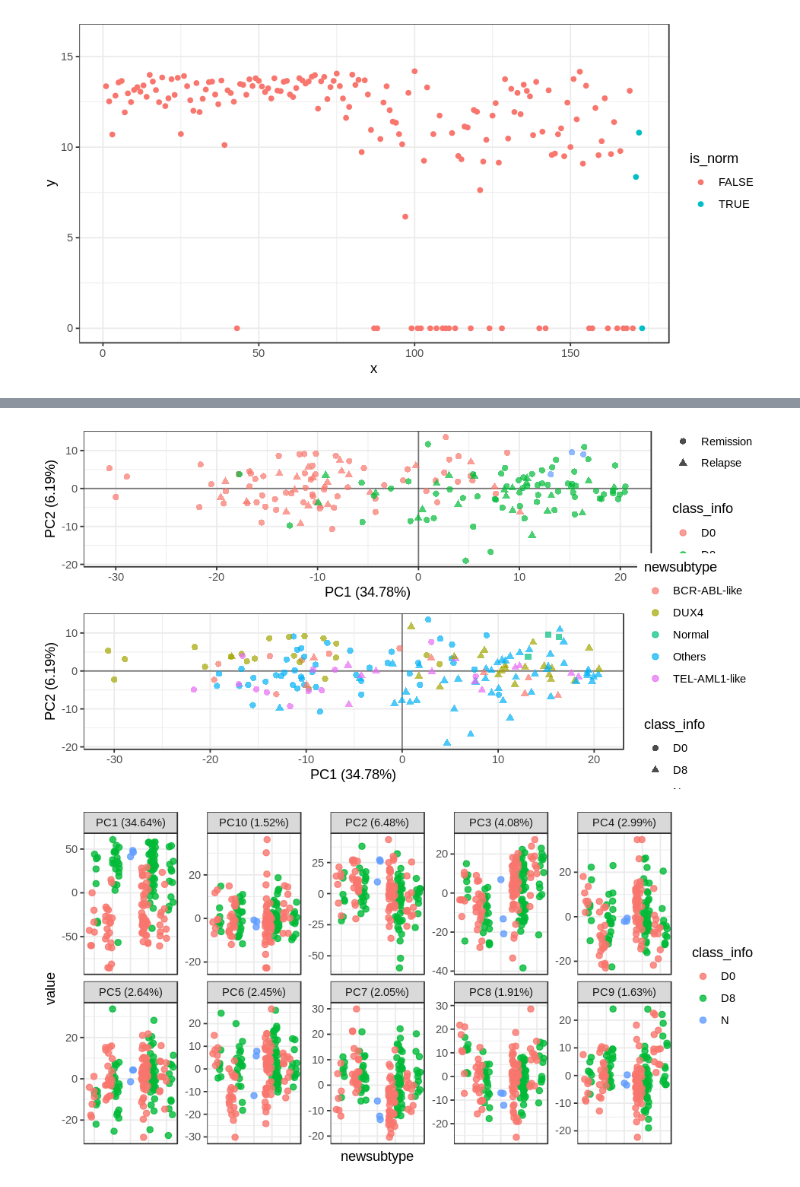
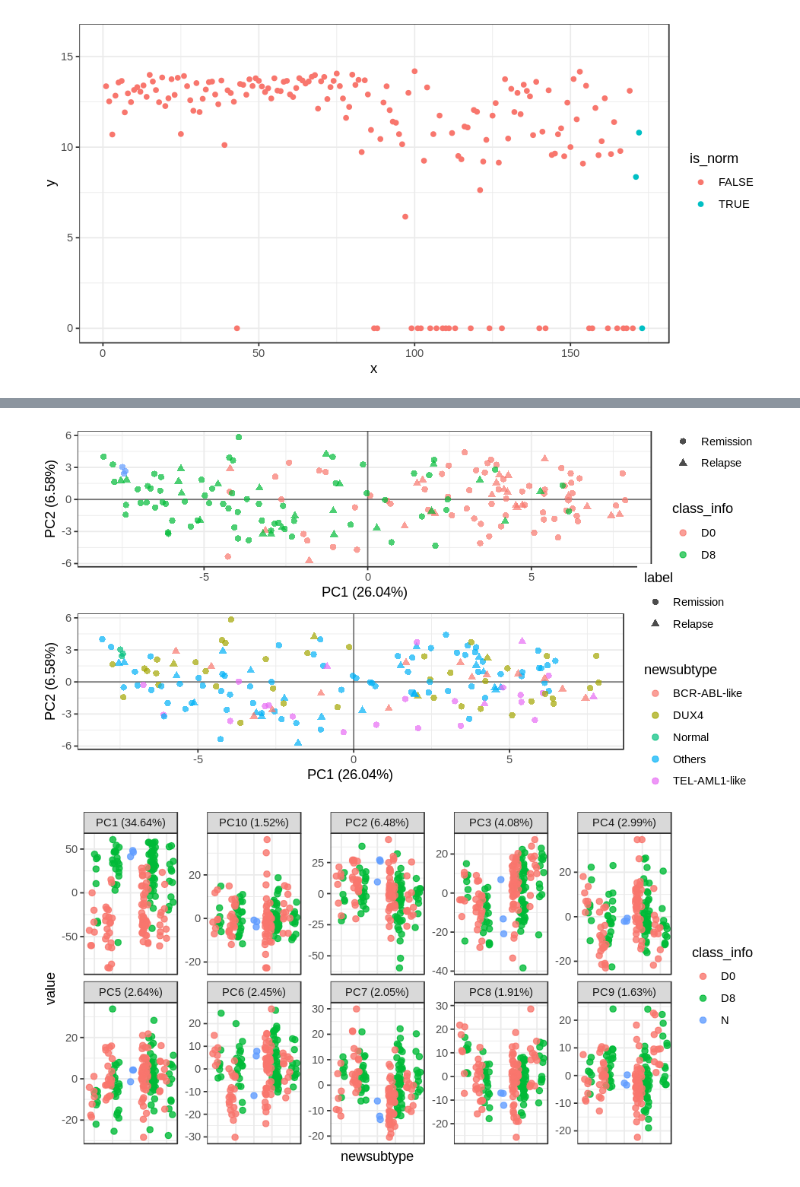
Before and after one commit to dblux/relapse_prediction, a Jupyter notebook: ipynb/model.ipynb, the cells around one changed output, grey strips where cells are left out. Saved outputs shown, nothing was run; the diff lists cells and outputs as text; code cells hidden in the pictures.

```diff
--- a/ipynb/model.ipynb
+++ b/ipynb/model.ipynb
@@ -666,3 +753,12 @@ Warning message in wilcox.test.default(x1, x2, exact = T):
+# %%
+metadata_otno <- subset(metadata_sid, subtype %in% c('Others', 'Normal'))
+metadata_otno$newsubtype <- as.character(metadata_otno$subtype)
+metadata_otno$newsubtype[rownames(metadata_otno) %in% sid_dux4] <- 'DUX4'
+metadata_otno$newsubtype[rownames(metadata_otno) %in% sid_bcrabl] <- 'BCR-ABL-like'
+metadata_otno$newsubtype[rownames(metadata_otno) %in% sid_telaml1] <- 'TEL-AML1-like'
+
+pid_otno <- substring(rownames(metadata_otno), 1, 4)
+metadata_otno$treatment <- metadata_pid[pid_otno, 'treatment']
 # %% [markdown]
 #### TO-DO
 1. Features: Using HVGs and suppressing noise
@@ -732,4 +829,4 @@ ggplot() +
 [figure]
 # %%
 normal_high <- which(var_otno[, 2] > 10)
-on_hvg100_lvar <- on_hvg100[-normal_high, ]
+on_hvg100_lowvar <- on_hvg100[-normal_high, ]
@@ -772,21 +850,21 @@ ax_umap3
 # %%
 ax1 <- ggplot_pca(
-  on_response, metadata_otno,
+  on_hvg100_lowvar, metadata_otno,
   x = 'PC1', y = 'PC2',
   colour = 'class_info', shape = 'label',
   show.legend = TRUE
 )
 ax2 <- ggplot_pca(
-  on_response, metadata_otno,
+  on_hvg100_lowvar, metadata_otno,
   x = 'PC1', y = 'PC2',
-  colour = 'newsubtype', shape = 'class_info',
+  colour = 'newsubtype', shape = 'label',
   show.legend = TRUE
 )
 ax3 <- plot_grid(ax1, ax2, nrow = 2)
 ax3
-# ggsave('~/Dropbox/tmp/pca-hvg100.pdf', ax3, width = 8, height = 8)
+ggsave('~/Dropbox/tmp/pca-hvg100_lowvar.pdf', ax3, width = 8, height = 8)
 # %% [output]
-[figure, old version]
+[figure, new version]
 # %%
 ggplot_top_pc(
   on_response, metadata_otno,
```
Also changed, not shown: parts of 39 cells of this notebook, 3 other files.
